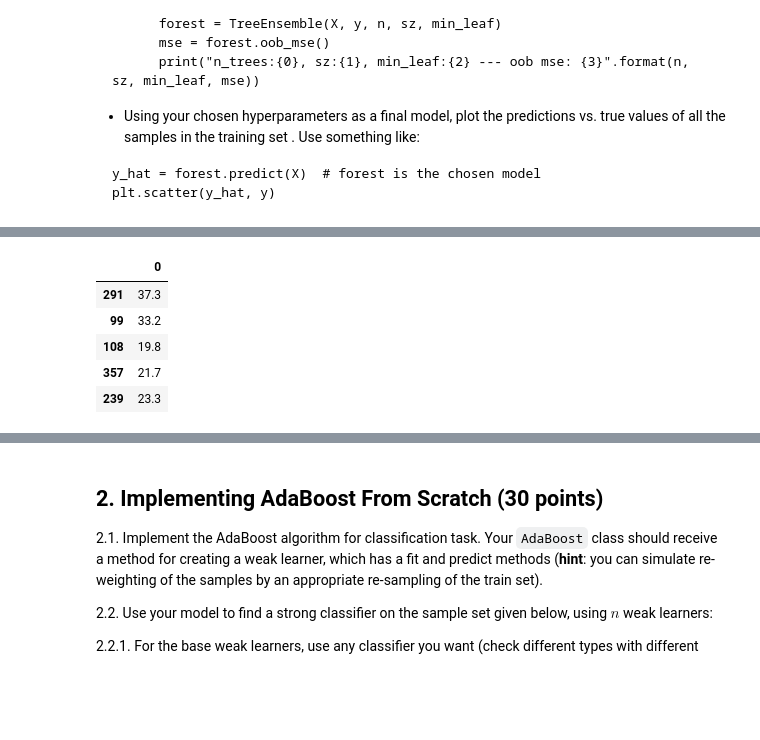
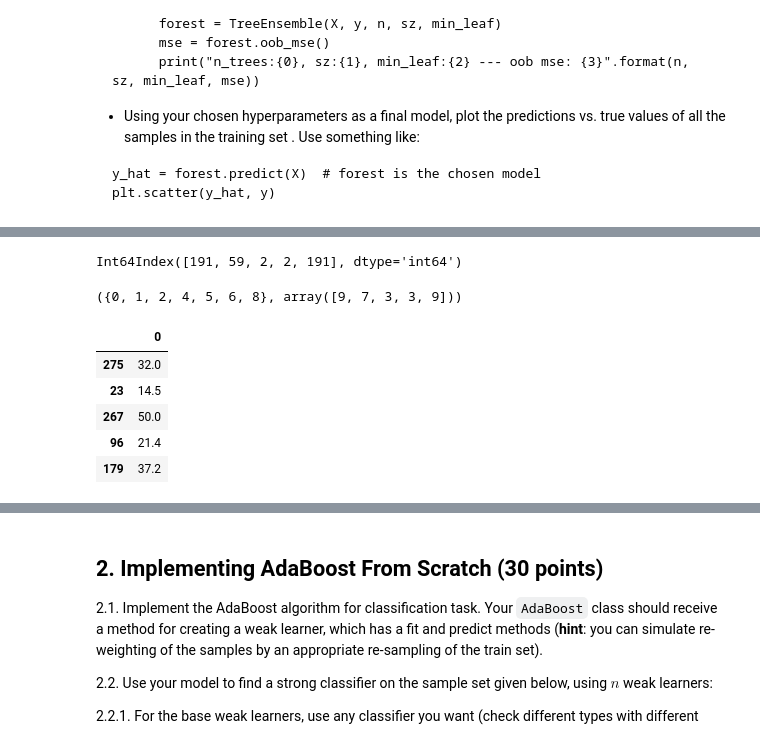
Before and after one commit to tansla/HWs_git, a Jupyter notebook: Ensemble_Learning_Exercise.ipynb, the cells around one changed output, grey strips where cells are left out. Drawn from its saved outputs; the diff is of its cells as text; code cells hidden in the pictures; blank space fills up the shorter version.

Commit message:
ensemble Ada v1

```diff
--- a/Ensemble_Learning_Exercise.ipynb
+++ b/Ensemble_Learning_Exercise.ipynb
@@ -148,0 +104,5 @@ X_train, X_test, Y_train, Y_test = train_test_split(X, Y, test_size = 0.2, rando
+# %%
+from sklearn.ensemble import RandomForestRegressor
+clf = RandomForestRegressor(max_depth=2, random_state=0,oob_score=True)
+clf.fit(X_train, Y_train)
+clf.oob_score_
@@ -149,15 +146,30 @@ X_train, X_test, Y_train, Y_test = train_test_split(X, Y, test_size = 0.2, rando
+# %%
+ind = np.random.choice(10, 5, replace=True)
+#[403, 314, 188, 100] not found in axis'
+#[8, 41, 314] not found in axis'
+# [146, 163, 42, 171, 339] not found in axis'
+X_train.iloc[ind,:].index
+# X_train.drop(set(ind))
+# %% [output]
+Int64Index([191, 59, 2, 2, 191], dtype='int64')
+# %%
+ind, X_train.iloc[ind,:].index
+ind2 = set(range(10)) - set(ind)
+ind2,ind
+# %% [output]
+({0, 1, 2, 4, 5, 6, 8}, array([9, 7, 3, 3, 9]))
 # %%
 ind_rows = np.random.choice(X_train.shape[0], 5, replace=True)
 ind_features = np.random.choice(X_train.shape[1], 5, replace=False)
 sample = X_train.iloc[ind_rows,:].iloc[:,ind_features]
 # [:,ind_features]
 sample
 # X_train.iloc[ind_rows,:]
-Y_train.loc[ind_rows]
+Y_train.loc[list(ind_rows)]
 # %% [output]
 |  | 0 |
-| 291 | 37.3 |
-| 99 | 33.2 |
-| 108 | 19.8 |
-| 357 | 21.7 |
-| 239 | 23.3 |
+| 275 | 32.0 |
+| 23 | 14.5 |
+| 267 | 50.0 |
+| 96 | 21.4 |
+| 179 | 37.2 |
```
Also changed, not shown: parts of 12 cells of this notebook.
